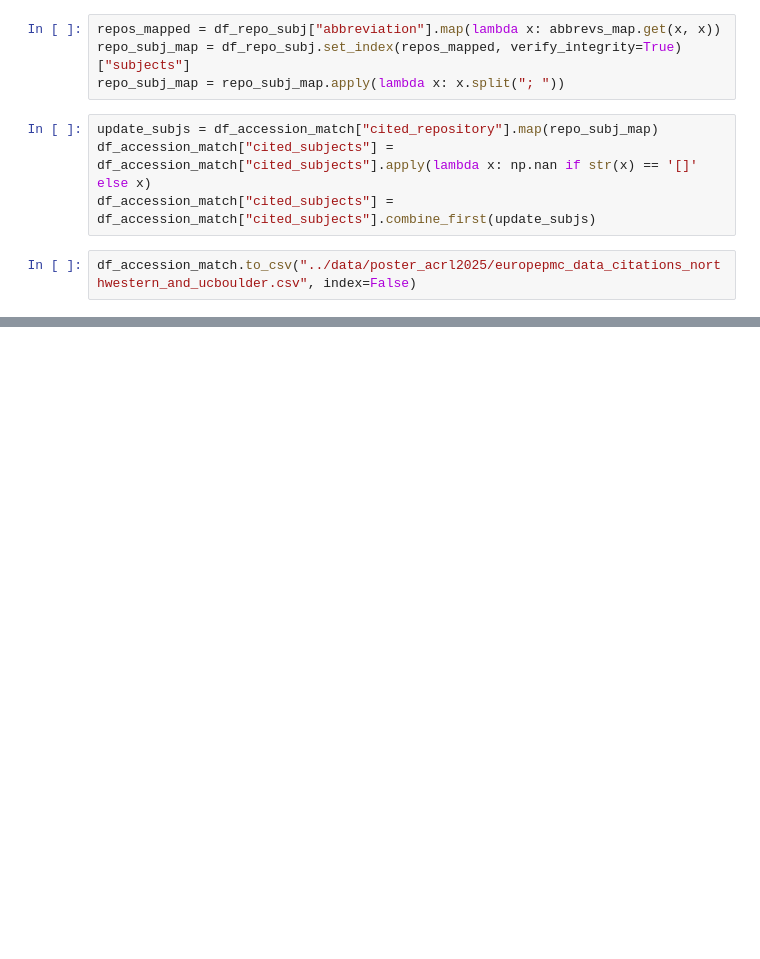
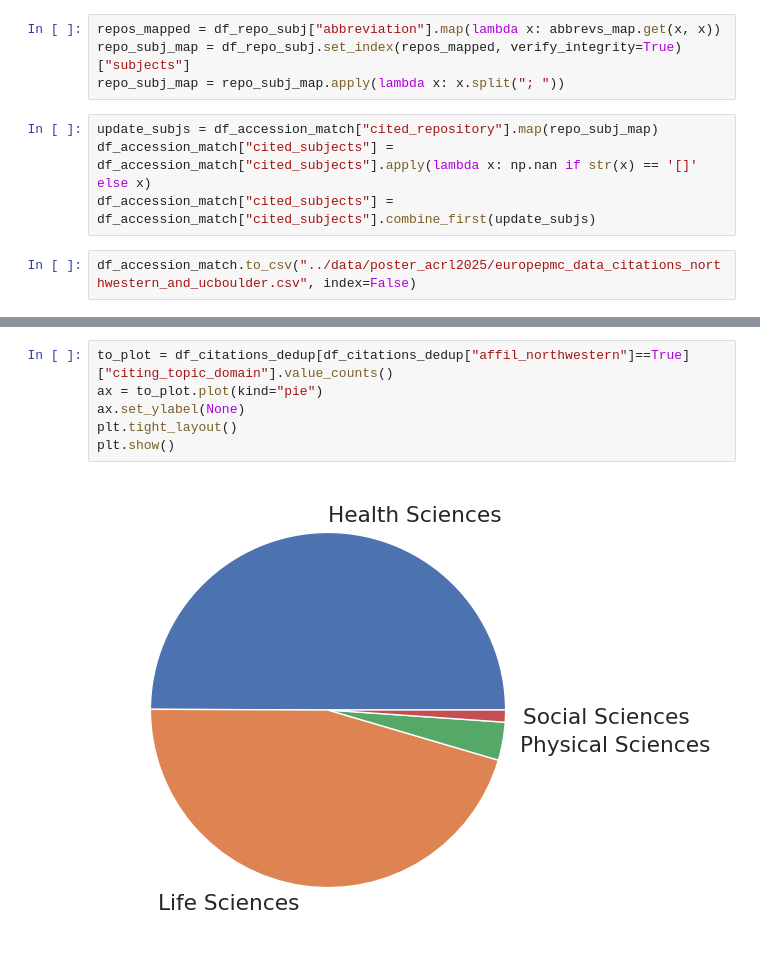
Before and after one commit to Make-Data-Count-Community/corpus-data-analysis, a Jupyter notebook: analysis_for_presentations/europepmc_citations_consolidate.ipynb, the cells around one changed output, grey strips where cells are left out. Drawn from its saved outputs; the diff is of its cells as text; blank space fills up the shorter version.

```diff
--- a/analysis_for_presentations/europepmc_citations_consolidate.ipynb
+++ b/analysis_for_presentations/europepmc_citations_consolidate.ipynb
@@ -196,0 +383,8 @@ df_accession_match.to_csv("../data/poster_acrl2025/europepmc_data_citations_nort
+# %%
+to_plot = df_citations_dedup[df_citations_dedup["affil_northwestern"]==True]["citing_topic_domain"].value_counts()
+ax = to_plot.plot(kind="pie")
+ax.set_ylabel(None)
+plt.tight_layout()
+plt.show()
+# %% [output]
+[figure, added]
```
Also changed, not shown: parts of 16 cells of this notebook, 1 other file.
